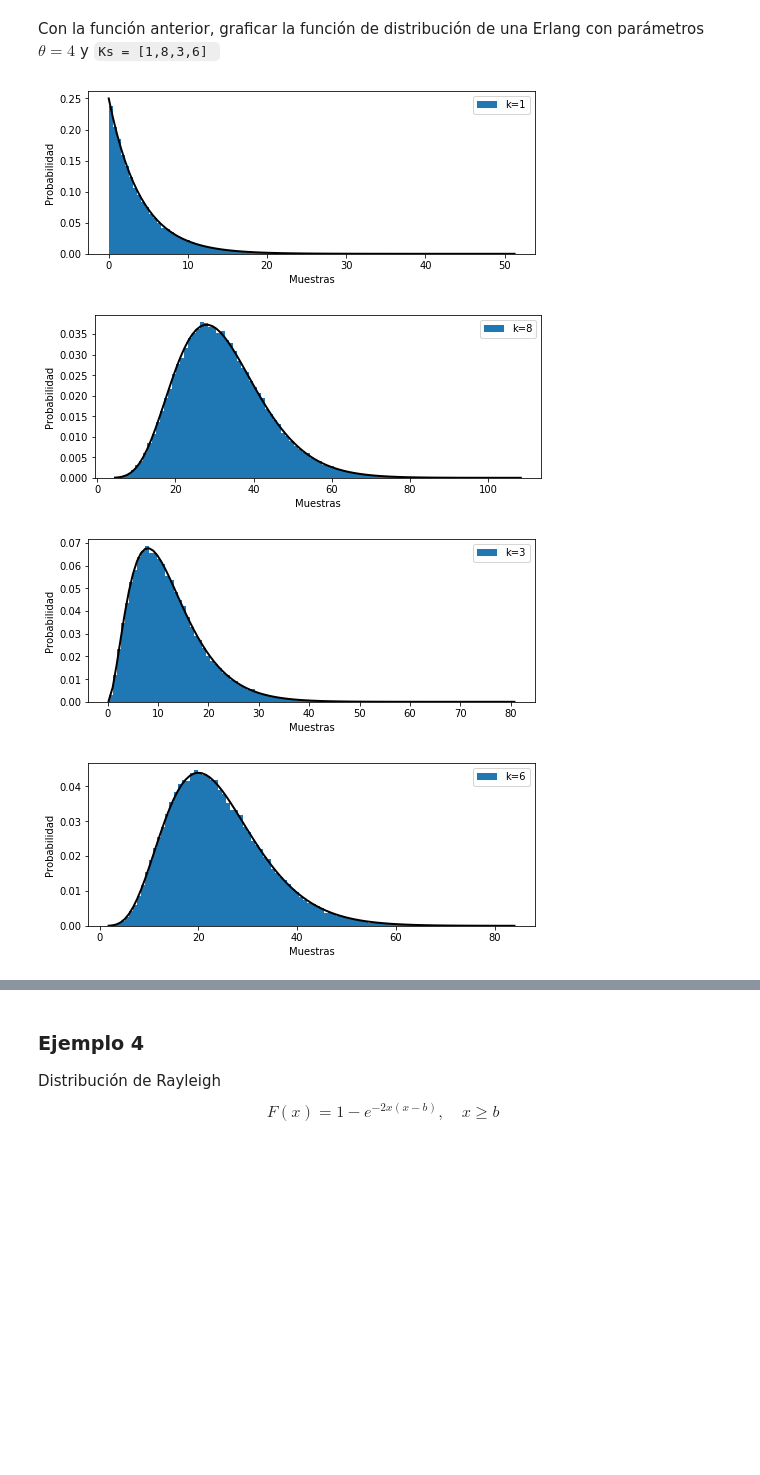
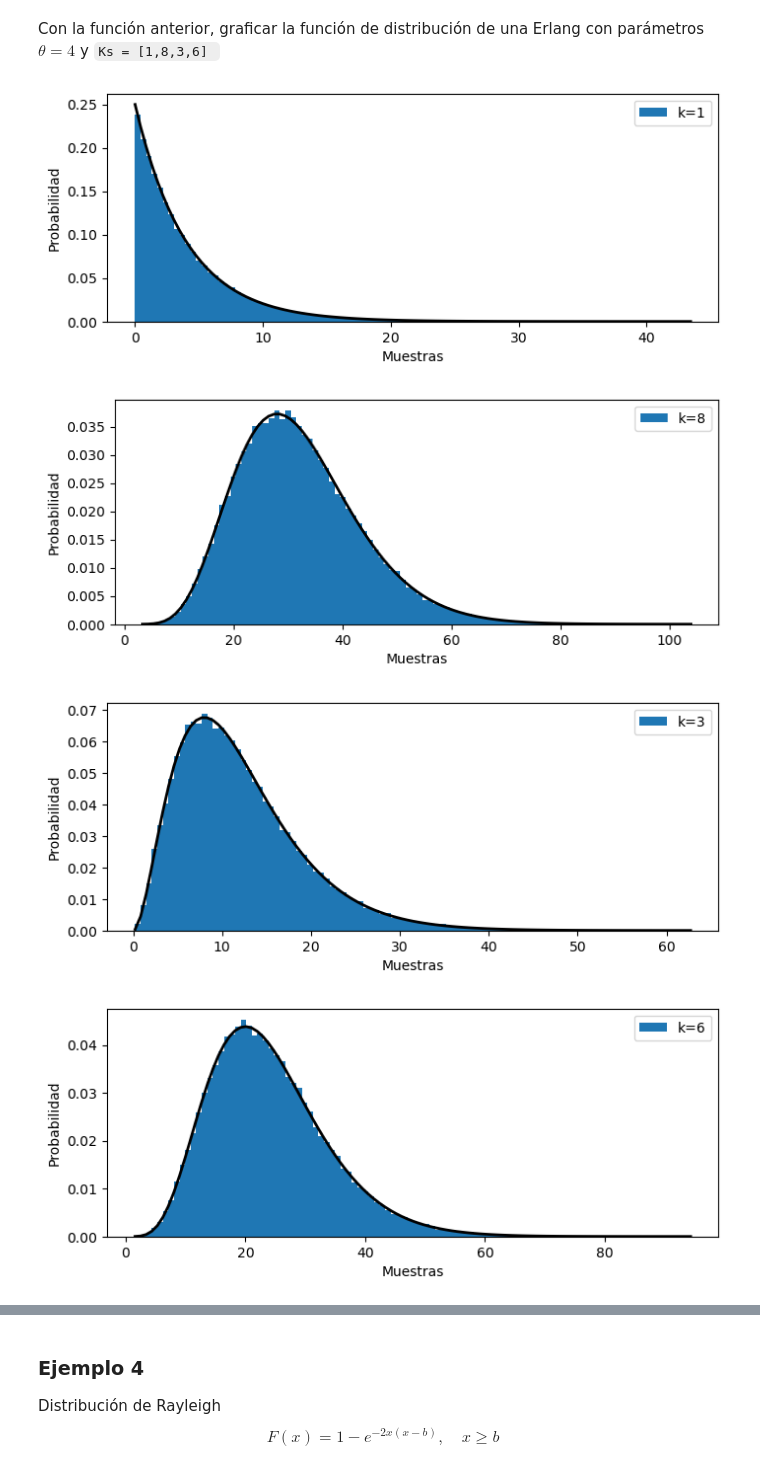
Before and after one commit to Diegoech188/SPF-2023-II, a Jupyter notebook: TEMA-2/Clase9_GenDistribucionProbabilidad.ipynb, the cells around one changed output, grey strips where cells are left out. Saved outputs shown, nothing was run; the diff lists cells and outputs as text; code cells hidden in the pictures; blank space fills up the shorter version.

```diff
--- a/TEMA-2/Clase9_GenDistribucionProbabilidad.ipynb
+++ b/TEMA-2/Clase9_GenDistribucionProbabilidad.ipynb
@@ -132,5 +132,5 @@ plt.show()
 # Función para crear variables aleatorias Erlang
 def D_erlang(theta:'media distribución',k,N):
     # Matriz de variables aleatorias de dim N*k mejora la velocidad del algoritmo
-
+    y = -theta * np.log(np.prod(np.random.rand(N, k), axis=1))
     return y
@@ -195,11 +200,12 @@ Con la función anterior, graficar la función de distribución de una Erlang co
 # %%
 theta = 4    # media
 N = 10**5    # Número de muestras
 Ks = [1,8,3,6] # Diferentes valores de k para la distribución Erlang
 
 # Obtengo
+[histograma_erlang(D_erlang(theta, ki, N), ki) for ki in Ks]
 # %% [output]
-[figure, old version]
+[figure, new version]
-[figure, old version]
+[figure, new version]
-[figure, old version]
+[figure, new version]
-[figure, old version]
+[figure, new version]
```
Also changed, not shown: parts of 14 cells of this notebook, 1 other file.
